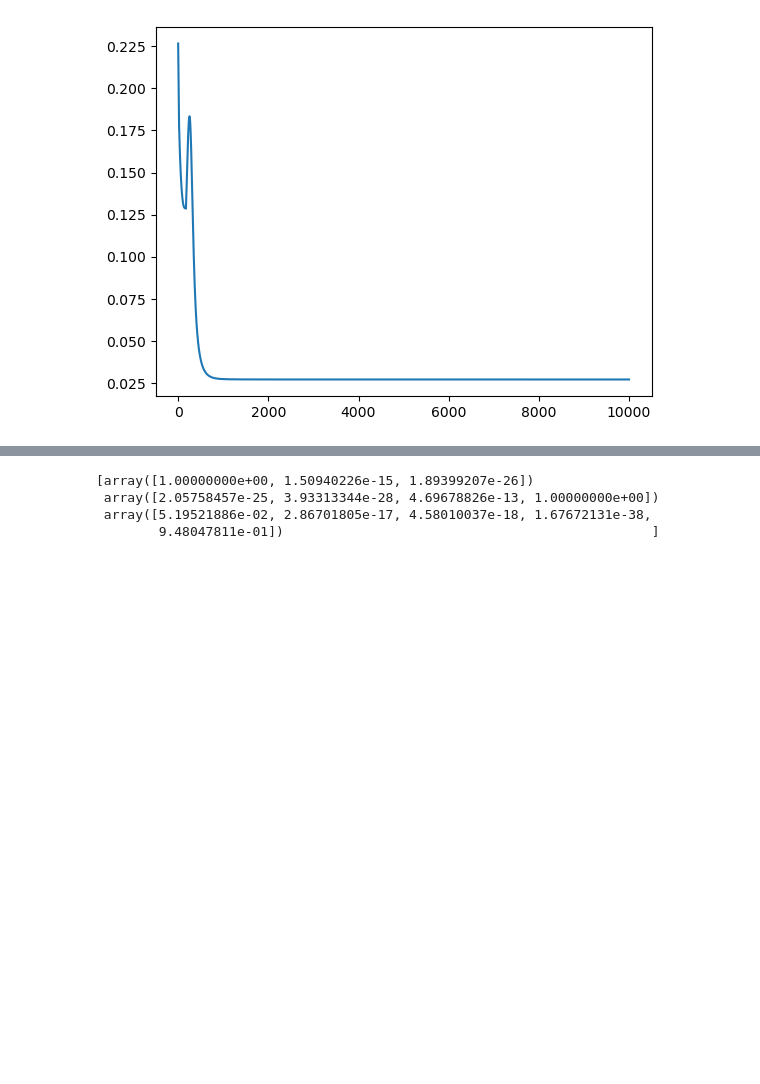
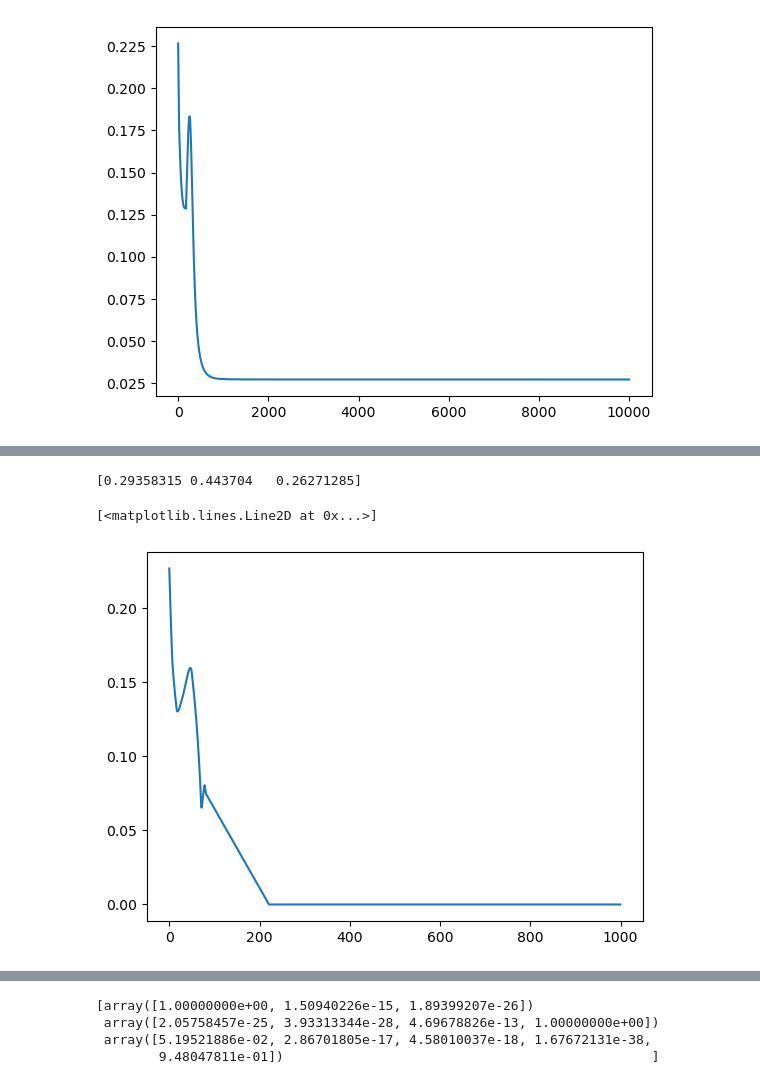
Before and after one commit to sundave1998/ARNPG-MORL, a Jupyter notebook: Tabular MDP (oracle)/potential games from scratch compare.ipynb, the cells around one changed output, grey strips where cells are left out. Saved outputs shown, nothing was run; the diff lists cells and outputs as text; code cells hidden in the pictures; blank space fills up the shorter version.

```diff
--- a/Tabular MDP (oracle)/potential games from scratch compare.ipynb
+++ b/Tabular MDP (oracle)/potential games from scratch compare.ipynb
@@ -337,2 +401,54 @@ plt.show()
+# %%
+eta = 0.1
+tau = 0
+pi_star = np.copy(initial_pi)
+new_pi_star = np.copy(initial_pi)
+
+print(pi_star[0])
+pi = np.copy(initial_pi)
+theta = np.copy(initial_pi)
+for agent in range(n):
+    theta[agent] = np.log(theta[agent])
+
+NE_gaps = []
+N = 1000
+for i in tqdm(range(N)):
+    NE_gap = []
+    next_pi = np.copy(pi)
+    next_theta = np.copy(theta)
+    for agent in range(n):
+#         r = np.zeros(a)
+        r = np.copy(reward)
+        r = np.transpose(r)
+        for left_agent in range(agent):
+            r = np.matmul((r), pi[left_agent])
+        r = np.transpose(r)
+        for right_agent in range(n-1,agent, -1):
+            r = np.matmul(r, pi[right_agent])
+        # r = r-np.dot(r,pi[agent])
+        ne = r-np.dot(r,pi[agent])
+        NE_gap.append(np.max(ne))
+
+        # next_theta[agent] += eta*r   # this is for NPG
+        # next_theta[agent] += eta*r*pi[agent]
+
+        next_pi[agent] = projection_simplex_sort(pi[agent]+eta*r)
+
+
+        # next_pi[agent] = np.power(pi[agent],(1-eta*tau))*np.exp(eta*r)
+
+        next_pi[agent]/=np.sum(next_pi[agent])
+    NE_gaps.append(NE_gap)
+    pi = np.copy(next_pi)
+    # theta = np.copy(next_theta)
+
+NE_gaps = np.array(NE_gaps)
+PQA_NE_gaps = np.sum(NE_gaps, axis=1)
+plt.plot(PQA_NE_gaps)
+# plt.plot(PGA_NE_gaps)
+# %% [output]
+[0.29358315 0.443704   0.26271285]
+[<matplotlib.lines.Line2D at 0x...>]
+[figure, added]
 # %%
 # plt.clear()
```
Also changed, not shown: parts of 5 cells of this notebook, 1 other file.
